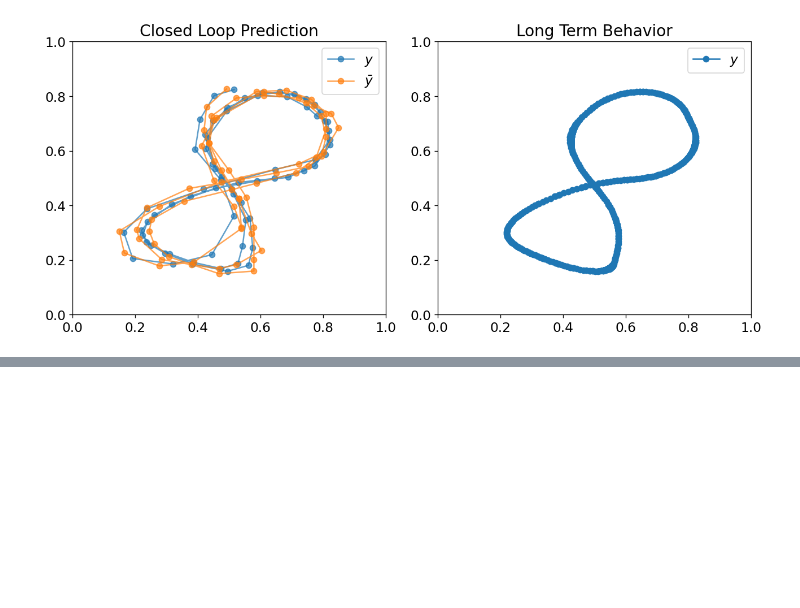
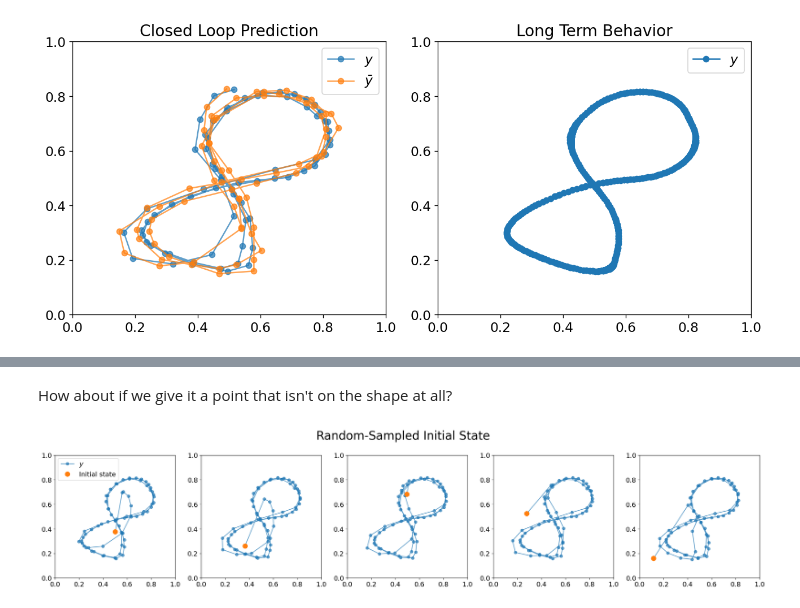
Before and after one commit to Jfeatherstone/ElmanNetwork, a Jupyter notebook: MouseFigureEight.ipynb, the cells around one changed output, grey strips where cells are left out. Cells and saved outputs as stored; diff of their text form; code cells hidden in the pictures; blank space fills up the shorter version.

```diff
--- a/MouseFigureEight.ipynb
+++ b/MouseFigureEight.ipynb
@@ -139,0 +173,26 @@ plt.show()
+# %% [markdown]
+How about if we give it a point that isn't on the shape at all?
+# %%
+fig, ax = plt.subplots(1, 5, figsize=(22,5))
+
+initialPoints = np.random.uniform(0, 1, size=(5,2))
+
+for i in range(5):
+
+    nSteps = 1000
+
+    predictArr = model.predict(initialPoints[i], predictionSteps=nSteps)
+
+
+    ax[i].plot(predictArr[:targetArr.shape[0],0], predictArr[:targetArr.shape[0],1], '-o', alpha=.7, label='$ y $')
+    ax[i].plot(initialPoints[i][0], initialPoints[i][1], 'o', markersize=10, label='Initial state')
+
+    ax[i].set_xlim([0, 1])
+    ax[i].set_ylim([0, 1])
+
+ax[0].legend()
+fig.suptitle('Random-Sampled Initial State', fontsize=25)
+fig.tight_layout()
+plt.show()
+# %% [output]
+[figure, added]
```
Also changed, not shown: parts of 13 cells of this notebook, 13 other files.
